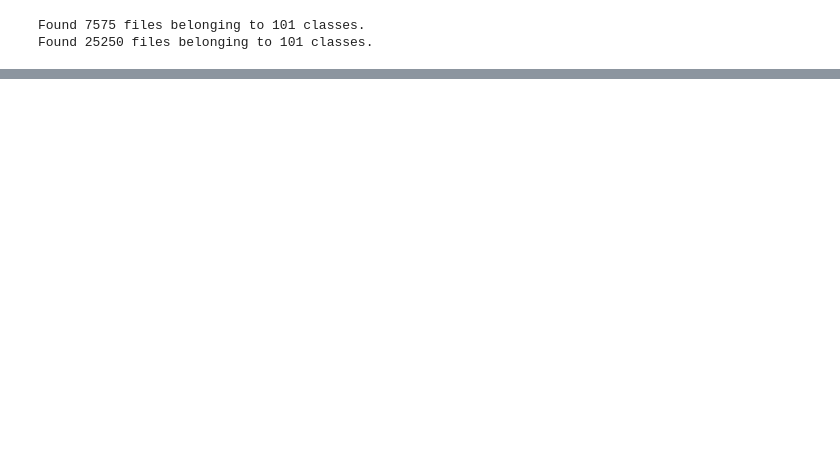
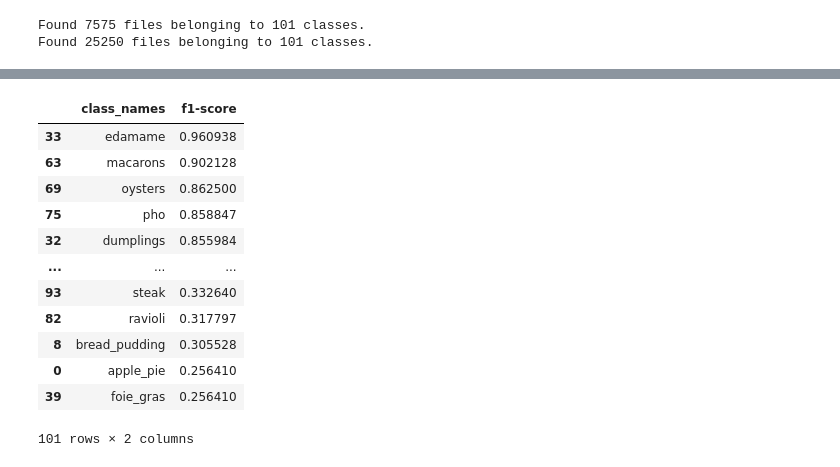
Before and after one commit to RobertoRosa7/curso-tensorflow, a Jupyter notebook: tensorflow_zero_to_master/transfer_learning_scaling_up.ipynb, the cells around one changed output, grey strips where cells are left out. Cells and saved outputs as stored; diff of their text form; code cells hidden in the pictures; blank space fills up the shorter version.

```diff
--- a/tensorflow_zero_to_master/transfer_learning_scaling_up.ipynb
+++ b/tensorflow_zero_to_master/transfer_learning_scaling_up.ipynb
@@ -138,0 +375,9 @@ Found 25250 files belonging to 101 classes.
+# %%
+# get the pred classes of each label
+pred_classes = preds_prob.argmax(axis=1)
+
+# how do they like?
+print(pred_classes[:10])
+
+# how many pred classes do we have?
+print(len(pred_classes))
@@ -138,0 +389,7 @@ Found 25250 files belonging to 101 classes.
+# %%
+# To get our test labels we need to unravel our test data batchDataset
+y_labels = []
+
+for image, labels in test_data.unbatch():
+    y_labels.append(labels.numpy().argmax()) # current test labels look like: [0, 0, 0, 1, ..., 0, 0], we want the index value where the '1' occurs
+y_labels[:10] # look at first 10
@@ -138,0 +637,3 @@ Found 25250 files belonging to 101 classes.
+# %%
+classification_dict = classification_report(y_true=y_labels, y_pred=pred_classes, output_dict=True)
+classification_dict
@@ -138,0 +668,12 @@ Found 25250 files belonging to 101 classes.
+# %%
+# create empty dictionary
+class_f1_scores = {}
+
+# loop through classification report dictionary items
+for k, v in classification_dict.items():
+    if k == 'accuracy': # stop once we get to accuracy key
+        break
+    else:
+        # add class names and f1-score to new dictionary
+        class_f1_scores[class_names[int(k)]] = v['f1-score']
+class_f1_scores
@@ -138,0 +698,21 @@ Found 25250 files belonging to 101 classes.
+# %%
+# Turn f1-score into dataframe for visualization
+import pandas as pd
+f1_scores = pd.DataFrame({'class_names': list(class_f1_scores.keys()),
+                         'f1-score': list(class_f1_scores.values())}).sort_values('f1-score', ascending=False)
+
+f1_scores
+# %% [output]
+|  | class_names | f1-score |
+| 33 | edamame | 0.960938 |
+| 63 | macarons | 0.902128 |
+| 69 | oysters | 0.862500 |
+| 75 | pho | 0.858847 |
+| 32 | dumplings | 0.855984 |
+| ... | ... | ... |
+| 93 | steak | 0.332640 |
+| 82 | ravioli | 0.317797 |
+| 8 | bread_pudding | 0.305528 |
+| 0 | apple_pie | 0.256410 |
+| 39 | foie_gras | 0.256410 |
+101 rows × 2 columns
```
Also changed, not shown: parts of 65 cells of this notebook, 2 other files.
